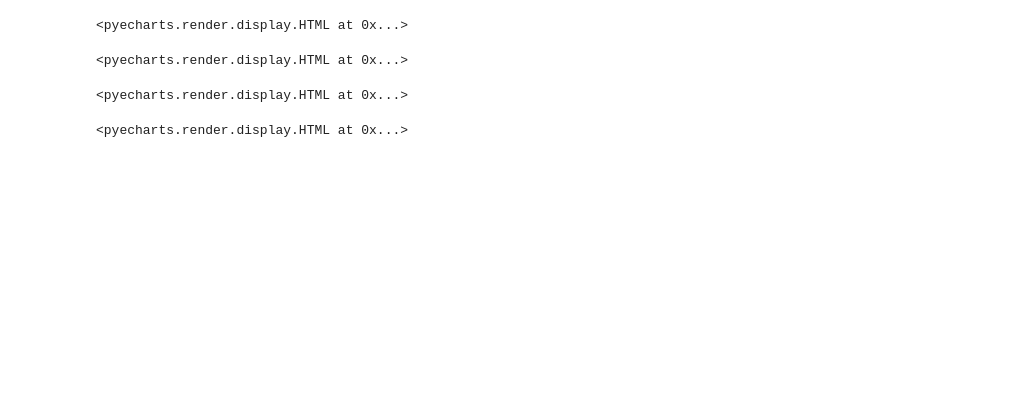
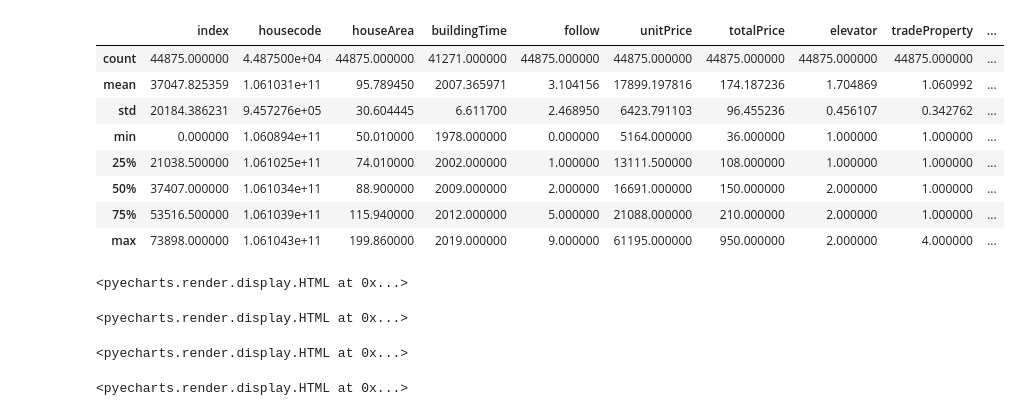
Before and after one commit to TurboLoong/lianjia-dataAnalysis, a Jupyter notebook: analysis/main.ipynb, the cells around one changed output. Cells and saved outputs as stored; diff of their text form; code cells hidden in the pictures; blank space fills up the shorter version.

```diff
--- a/analysis/main.ipynb
+++ b/analysis/main.ipynb
@@ -13,3 +36,17 @@ clear_data = clear_houses.drop_duplicates(['housecode', 'station']).reset_index(
+# %%
+# 进行数据清理,排除掉面积大于200平方，小于50平方
+clear_houses = clear_data[clear_data.apply(lambda x: x['houseArea'] > 50,axis=1)]
+clear_houses.describe()
+# %% [output]
+|  | index | housecode | houseArea | buildingTime | follow | unitPrice | totalPrice | elevator | tradeProperty | ... |
+| count | 44875.000000 | 4.487500e+04 | 44875.000000 | 41271.000000 | 44875.000000 | 44875.000000 | 44875.000000 | 44875.000000 | 44875.000000 | ... |
+| mean | 37047.825359 | 1.061031e+11 | 95.789450 | 2007.365971 | 3.104156 | 17899.197816 | 174.187236 | 1.704869 | 1.060992 | ... |
+| std | 20184.386231 | 9.457276e+05 | 30.604445 | 6.611700 | 2.468950 | 6423.791103 | 96.455236 | 0.456107 | 0.342762 | ... |
+| min | 0.000000 | 1.060894e+11 | 50.010000 | 1978.000000 | 0.000000 | 5164.000000 | 36.000000 | 1.000000 | 1.000000 | ... |
+| 25% | 21038.500000 | 1.061025e+11 | 74.010000 | 2002.000000 | 1.000000 | 13111.500000 | 108.000000 | 1.000000 | 1.000000 | ... |
+| 50% | 37407.000000 | 1.061034e+11 | 88.900000 | 2009.000000 | 2.000000 | 16691.000000 | 150.000000 | 2.000000 | 1.000000 | ... |
+| 75% | 53516.500000 | 1.061039e+11 | 115.940000 | 2012.000000 | 5.000000 | 21088.000000 | 210.000000 | 2.000000 | 1.000000 | ... |
+| max | 73898.000000 | 1.061043e+11 | 199.860000 | 2019.000000 | 9.000000 | 61195.000000 | 950.000000 | 2.000000 | 4.000000 | ... |
 # %%
 from pyecharts.charts import Bar
 from pyecharts import options as opts
```
Also changed, not shown: parts of 8 cells of this notebook, 14 other files.
